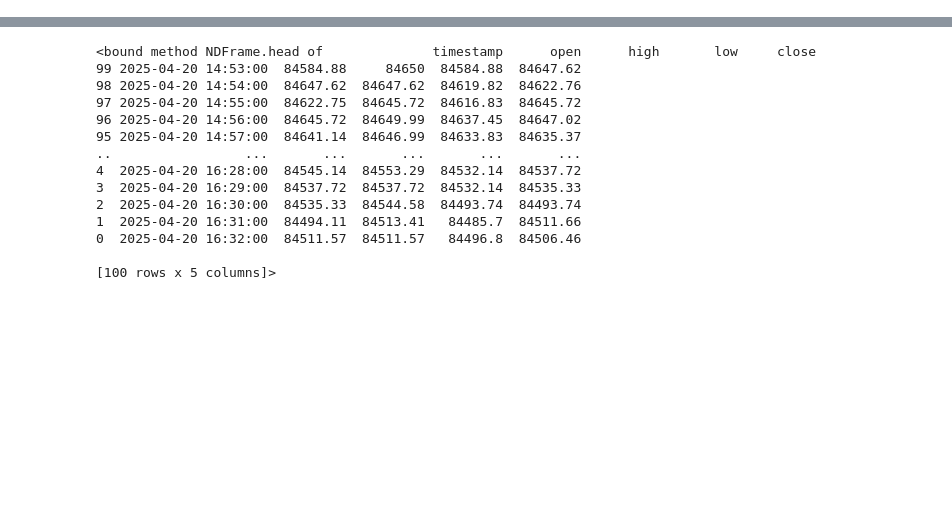
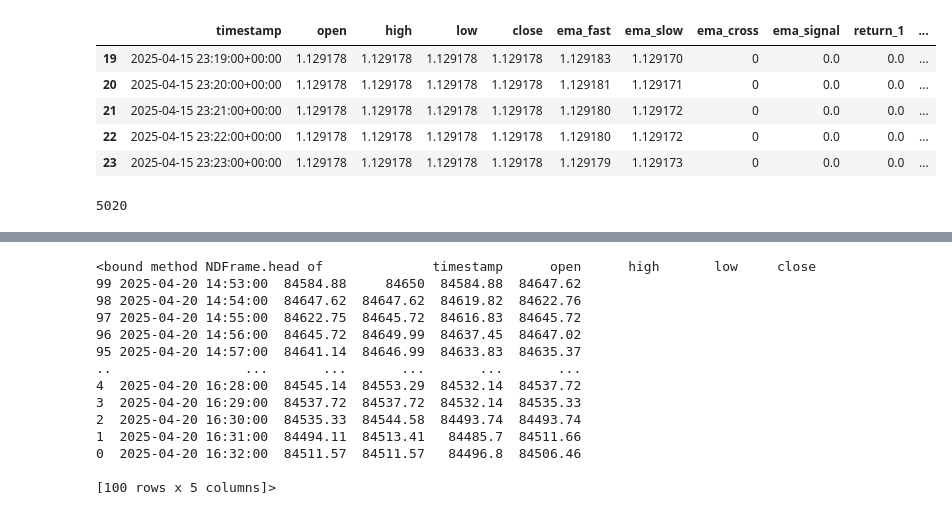
Before and after one commit to sYoungkin/quantCoPilot, a Jupyter notebook: testing.ipynb, the cells around one changed output, grey strips where cells are left out. Cells and saved outputs as stored; diff of their text form; code cells hidden in the pictures; blank space fills up the shorter version.

```diff
--- a/testing.ipynb
+++ b/testing.ipynb
@@ -0,0 +1,10 @@
+# %%
+import pandas as pd
+DATA_PATH = f"data/EURUSD_1m.csv"
+df = pd.read_csv(DATA_PATH)
+df['timestamp'] = pd.to_datetime(df['timestamp'], utc=True)
+# %%
+df.head()
+print(len(df))
+df = df.dropna()
+print(len(df))
@@ -0,0 +16,2 @@
+# %%
+df = ema_crossover(df, 9, 21)
@@ -0,0 +40,16 @@
+# %%
+from models.feature_engineering import generate_features
+df = generate_features(df)
+# %%
+df.head()
+# %% [output]
+|  | timestamp | open | high | low | close | ema_fast | ema_slow | ema_cross | ema_signal | return_1 | ... |
+| 19 | 2025-04-15 23:19:00+00:00 | 1.129178 | 1.129178 | 1.129178 | 1.129178 | 1.129183 | 1.129170 | 0 | 0.0 | 0.0 | ... |
+| 20 | 2025-04-15 23:20:00+00:00 | 1.129178 | 1.129178 | 1.129178 | 1.129178 | 1.129181 | 1.129171 | 0 | 0.0 | 0.0 | ... |
+| 21 | 2025-04-15 23:21:00+00:00 | 1.129178 | 1.129178 | 1.129178 | 1.129178 | 1.129180 | 1.129172 | 0 | 0.0 | 0.0 | ... |
+| 22 | 2025-04-15 23:22:00+00:00 | 1.129178 | 1.129178 | 1.129178 | 1.129178 | 1.129180 | 1.129172 | 0 | 0.0 | 0.0 | ... |
+| 23 | 2025-04-15 23:23:00+00:00 | 1.129178 | 1.129178 | 1.129178 | 1.129178 | 1.129179 | 1.129173 | 0 | 0.0 | 0.0 | ... |
+# %%
+print(len(df))
+# %% [output]
+5020
```
Also changed, not shown: parts of 8 cells of this notebook, 1 other file.
